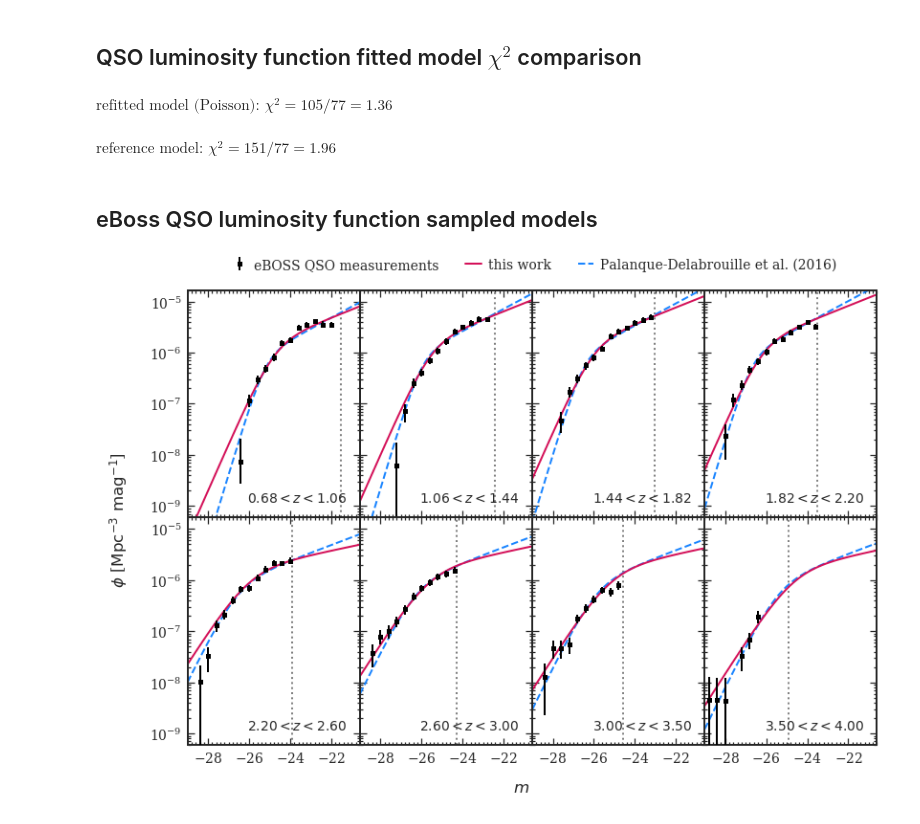
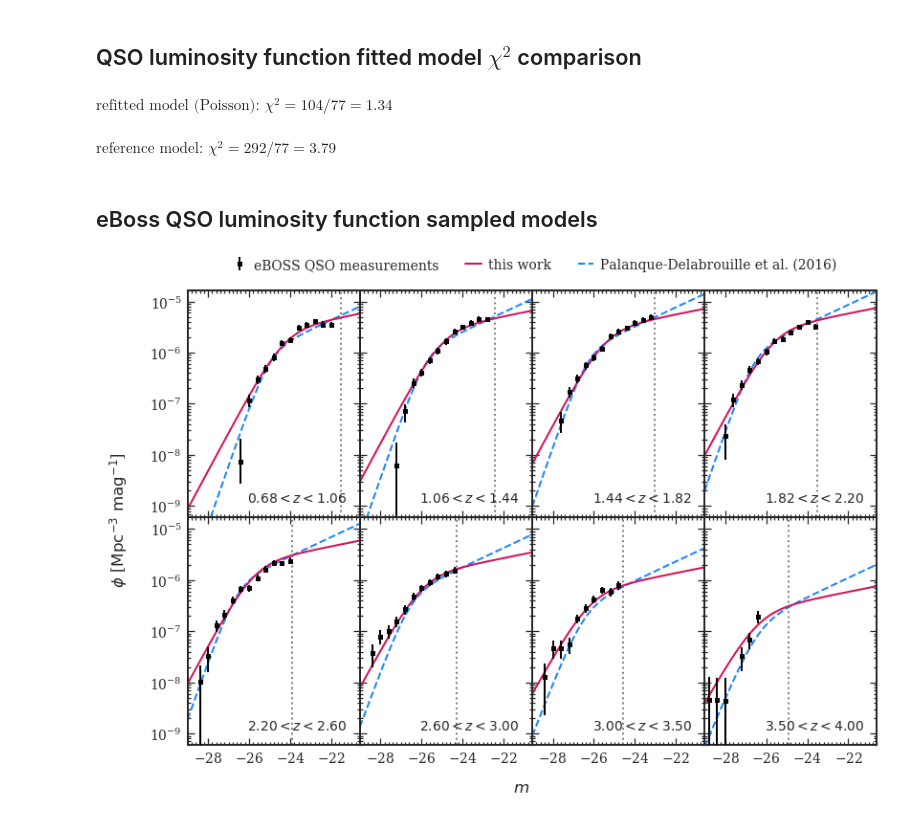
Before and after one commit to MikeSWang/HorizonGRound, a Jupyter notebook: notebooks/refit_QSO_luminosity_function.ipynb, the cells around one changed output. Saved outputs shown, nothing was run; the diff lists cells and outputs as text; code cells hidden in the pictures.

```diff
--- a/notebooks/refit_QSO_luminosity_function.ipynb
+++ b/notebooks/refit_QSO_luminosity_function.ipynb
@@ -15,3 +15,7 @@ from horizonground.lumfunc_modeller import (
     LumFuncModeller, konstante_correction, quasar_PLE_lumfunc, quasar_hybrid_lumfunc
 )
 from horizonground.utils import process_header
+
+model = np.random.choice(['PLE_model', 'hybrid_model'])
+
+print("Selected:", model)
@@ -30,16 +36,16 @@ redshift_labels = luminosity_function_data.redshift_labels
 ## QSO luminosity function fitted models
 # %%
 reference_model = LumFuncModeller.from_parameter_file(
-    parameter_file=PATHIN/"cabinet"/"QSO_LF_PLE_model_fixed.txt",
-    model_lumfunc=quasar_PLE_lumfunc,
+    parameter_file=PATHIN/"cabinet"/"QSO_LF_{}_fixed.txt".format(model),
+    model_lumfunc=quasar_PLE_lumfunc if model == 'PLE_model' else quasar_hybrid_lumfunc,
     luminosity_variable='magnitude',
     threshold_value=22.5,
     cosmology=Planck15
 )
 # %%
 refitted_model = LumFuncModeller.from_parameter_file(
-    parameter_file=PATHIN/"cabinet"/"QSO_LF_PLE_model_poisson.txt",
-    model_lumfunc=quasar_PLE_lumfunc,
+    parameter_file=PATHIN/"cabinet"/"QSO_LF_{}_poisson.txt".format(model),
+    model_lumfunc=quasar_PLE_lumfunc if model == 'PLE_model' else quasar_hybrid_lumfunc,
     luminosity_variable='magnitude',
     threshold_value=22.5,
     cosmology=Planck15
@@ -51,10 +57,10 @@ chisq_str = lambda source, chi_sq, dof: \
     r"\text{{{}: }} \chi^2 = {:.0f}/{} = {:.2f}".format(source, chi_sq, dof, chi_sq / dof)
 # %%
 lglumfunc_loglikelihood = LumFuncLikelihood(
-    quasar_PLE_lumfunc,
+    quasar_PLE_lumfunc if model == 'PLE_model' else quasar_hybrid_lumfunc,
     measurement_file=PATHEXT/"eBOSS_QSO_LF_measurements.txt",
     uncertainty_file=PATHEXT/"eBOSS_QSO_LF_uncertainties.txt",
-    prior_file=PATHIN/"QSO_LF_PLE_model_prior.txt",
+    prior_file=PATHIN/"QSO_LF_{}_prior.txt".format(model),
     prescription='symlg'
 )
 
@@ -70,8 +76,8 @@ chisq_reference_fit = - 2 * lglumfunc_loglikelihood(
 )
 display(Math(chisq_str("reference model", chisq_reference_fit, dof)))
 # %% [output]
-$\displaystyle \text{refitted model (Poisson): } \chi^2 = 105/77 = 1.36$
+$\displaystyle \text{refitted model (Poisson): } \chi^2 = 104/77 = 1.34$
-$\displaystyle \text{reference model: } \chi^2 = 151/77 = 1.96$
+$\displaystyle \text{reference model: } \chi^2 = 292/77 = 3.79$
 # %% [markdown]
 ## eBoss QSO luminosity function sampled models
 # %%
@@ -84,7 +90,7 @@ m = np.linspace(*MAGNITUDE_RANGE, num=NUM_INTERVALS+1)
 NUM_ROW, NUM_COL = 2, 4
 ROW_SPAN, COL_SPAN = 4, 3
 
-fig = plt.figure("eBOSS QSO LF PLE model", figsize=(7.75, 5.25), dpi=120)
+fig = plt.figure("eBOSS QSO LF {} {}".format(*model.split("_")), figsize=(7.75, 5.25), dpi=120)
 for bin_idx, redshift in enumerate(redshift_bins):
     # Set up subplots.
     row_idx, col_idx = bin_idx // NUM_COL, bin_idx % NUM_COL
@@ -137,32 +143,32 @@ for bin_idx, redshift in enumerate(redshift_bins):
         ax.tick_params(axis='x', which='both', direction='in', labelbottom=False)
 
     ax.set_yscale('log')
     ax.set_ylim(*DENSITY_RANGE)
 
     if col_idx > 0:
         ax.tick_params(axis='y', which='both', direction='in', labelleft=False)
 
     ax.set_title(
         redshift_labels[bin_idx], loc='right', position=(0.925, 0.025),
         fontsize='small', zorder=2
     )
 
 lines, labels = [], []
 for ax in fig.axes:
     ax_line, ax_label = ax.get_legend_handles_labels()
     lines.extend(ax_line)
     labels.extend(ax_label)
 
 fig.text(0.5, 0.0475, r"$m$", ha='center')
 fig.text(
     0.035, 0.5, r"$\phi$ [$\mathrm{Mpc}^{-3}\ \mathrm{mag}^{-1}$]",
     va='center', rotation='vertical'
 )
 fig.legend(
     reversed(lines), reversed(labels), ncol=3, handlelength=1.2, handletextpad=0.5,
     bbox_to_anchor=(0.4925, 0.9), loc='center'
 )
 
-fig.savefig(PATHOUT/"publication"/"gallery"/"luminosity_function.pdf")
+fig.savefig(PATHOUT/"publication"/model/"gallery"/"luminosity_function.pdf")
 # %% [output]
-[figure, old version]
+[figure, new version]
```
Also changed, not shown: parts of 1 cell of this notebook, 6 other files.
